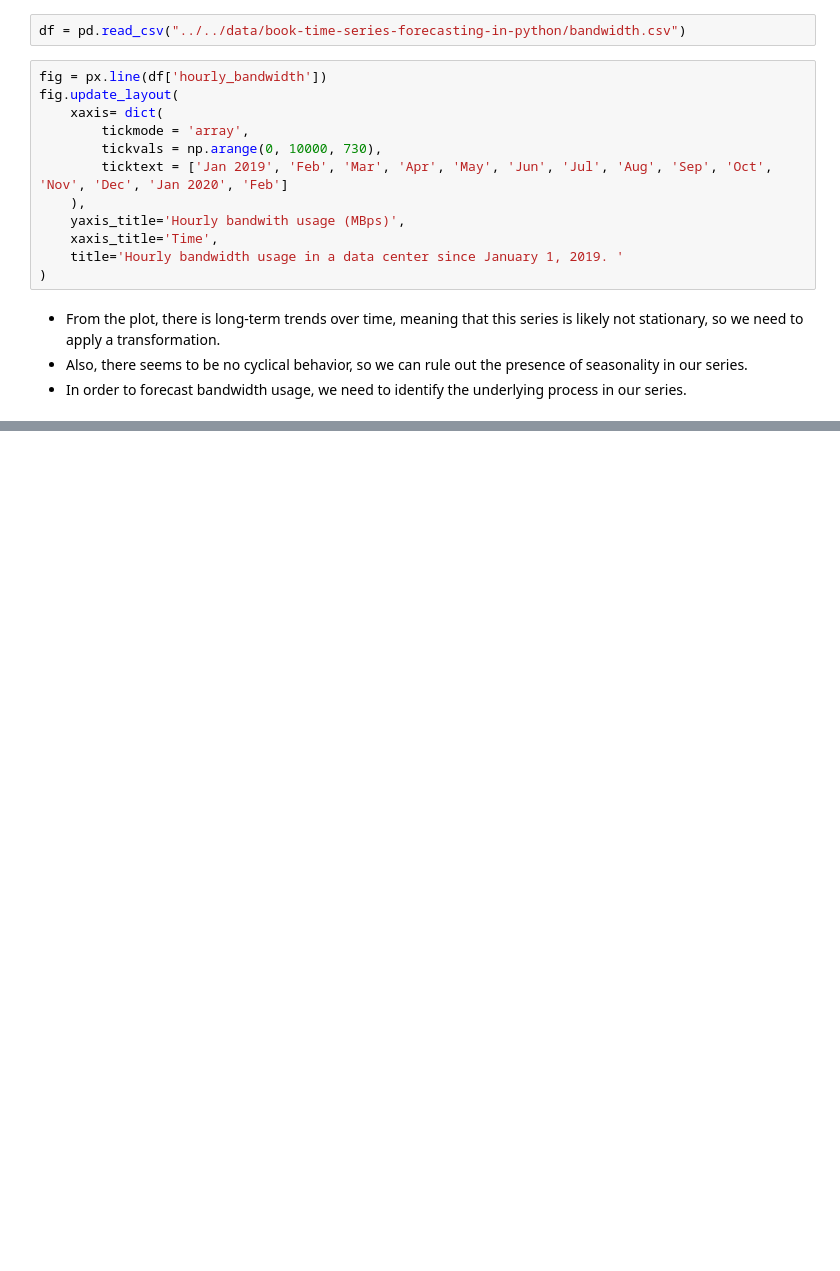
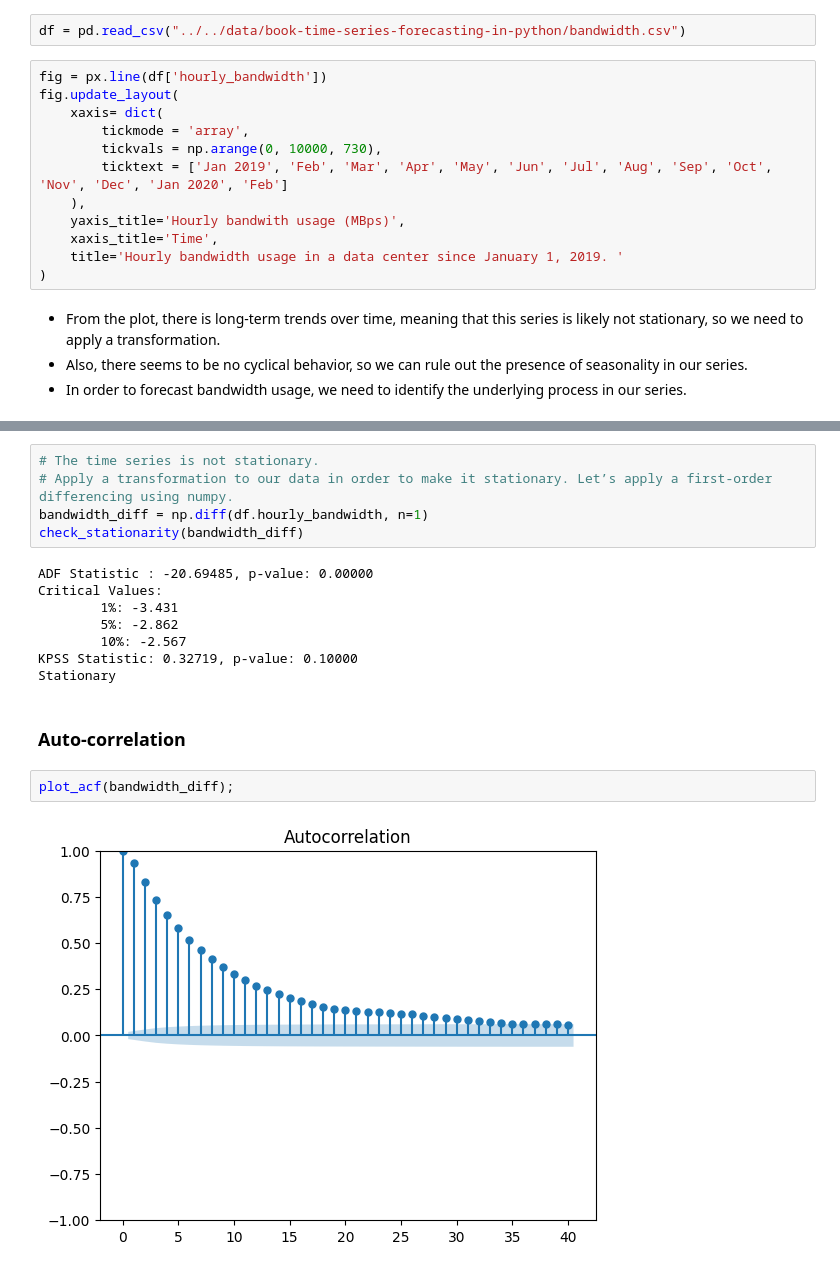
Before and after one commit to CodexploreRepo/time-series, a Jupyter notebook: notebook/statistical_models/arma_tldr.ipynb, the cells around one changed output, grey strips where cells are left out. Cells and saved outputs as stored; diff of their text form; blank space fills up the shorter version.

```diff
--- a/notebook/statistical_models/arma_tldr.ipynb
+++ b/notebook/statistical_models/arma_tldr.ipynb
@@ -41,0 +75,19 @@ fig.update_layout(
+# %%
+# The time series is not stationary.
+# Apply a transformation to our data in order to make it stationary. Let’s apply a first-order differencing using numpy.
+bandwidth_diff = np.diff(df.hourly_bandwidth, n=1)
+check_stationarity(bandwidth_diff)
+# %% [output]
+ADF Statistic : -20.69485, p-value: 0.00000
+Critical Values:
+        1%: -3.431
+        5%: -2.862
+        10%: -2.567
+KPSS Statistic: 0.32719, p-value: 0.10000
+Stationary
+# %% [markdown]
+### Auto-correlation
+# %%
+plot_acf(bandwidth_diff);
+# %% [output]
+[figure, added]
```
Also changed, not shown: parts of 34 cells of this notebook, 2 other files.
